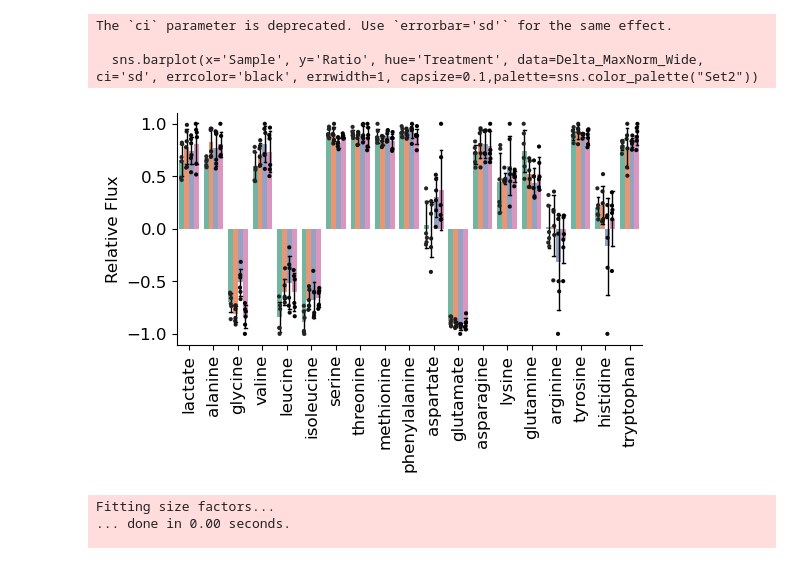
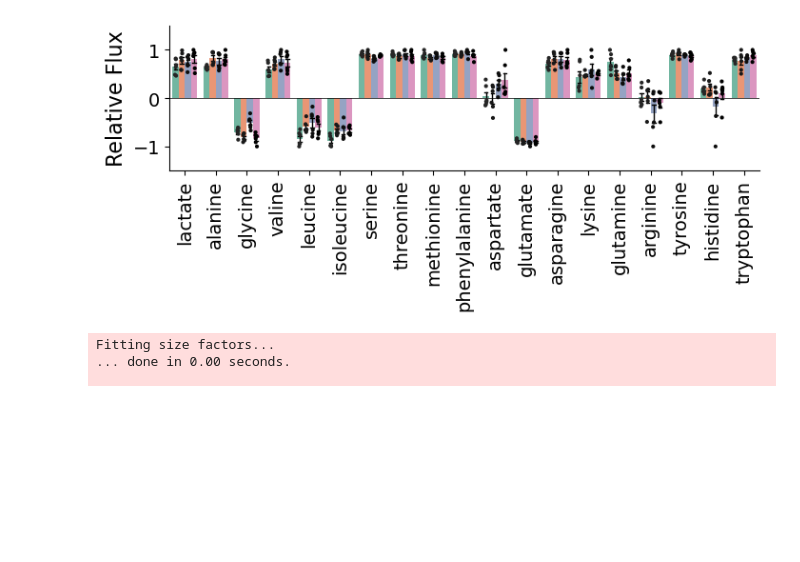
Before and after one commit to VacantiLab/PolyMID, a Jupyter notebook: inEFP/FluxAnalysis.ipynb, the cells around one changed output. Saved outputs shown, nothing was run; the diff lists cells and outputs as text; code cells hidden in the pictures; blank space fills up the shorter version.

```diff
--- a/inEFP/FluxAnalysis.ipynb
+++ b/inEFP/FluxAnalysis.ipynb
@@ -20,7 +20,8 @@ from statsmodels.formula.api import ols
 from statsmodels.stats.multicomp import pairwise_tukeyhsd
 # %%
 # Open the data file
-File_Path = '/Users/nv83/Dropbox/Research/Vacanti_Laboratory/projects/Alzheimers/MouseAstrocytes_oAB_INSRinhibition/inEFP/Astrocytes_inEFP.AIA/RelativeFluxes.xlsx'
+Directory_Path = '/Users/nv83/Dropbox/Research/Vacanti_Laboratory/projects/Alzheimers/MouseAstrocytes_oAB_INSRinhibition/inEFP/Astrocytes_inEFP.AIA/'
+File_Path = Directory_Path + 'RelativeFluxes.xlsx'
 RawData = pd.read_excel(File_Path, sheet_name='MIDs')
 
 # Set the row names
@@ -178,32 +180,39 @@ ANOVA_table.shape
 # %%
 # Assuming melted_df is your melted DataFrame
-plt.figure(figsize=(6, 4))
-sns.barplot(x='Sample', y='Ratio', hue='Treatment', data=Delta_MaxNorm_Wide, ci='sd', errcolor='black', errwidth=1, capsize=0.1,palette=sns.color_palette("Set2"))
-sns.stripplot(x='Sample', y='Ratio', hue='Treatment', data=Delta_MaxNorm_Wide, dodge=True, jitter=True, color='black', size=3)
+plt.figure(figsize=(8, 4))
+sns.barplot(x='Metabolite', y='Ratio', hue='Treatment', data=Delta_MaxNorm_Wide, errorbar='se', errcolor='black', errwidth=1, capsize=0.1,palette=sns.color_palette("Set2"))
+sns.stripplot(x='Metabolite', y='Ratio', hue='Treatment', data=Delta_MaxNorm_Wide, dodge=True, jitter=True, color='black', size=3)
 plt.xticks(rotation=90)
 
-TextSize = 12
+TextSize = 14
 
 plt.gca().set_xlabel('')
-plt.gca().set_ylabel('Relative Flux', fontsize=TextSize)
+plt.gca().set_ylabel('Relative Flux', fontsize=TextSize+2)
 
 plt.tick_params(axis='x', labelsize=TextSize)
 plt.tick_params(axis='y', labelsize=TextSize)
 
 ax = plt.gca()
 ax.spines['top'].set_visible(False)
 ax.spines['right'].set_visible(False)
-ax.get_legend().remove()
+
+Legend = True
+if not Legend:
+    ax.get_legend().remove()
+
+# Draw a horizontal line at y=0
+plt.axhline(0, color='black', linewidth=0.5)
+
+plt.ylim(-1.5, 1.5)
 
 #plt.legend(loc='upper left', frameon=False, bbox_to_anchor=(-0.009, 1), fontsize=14, handletextpad=0)
-plt.gcf().subplots_adjust(bottom=0.3)
+plt.gcf().subplots_adjust(bottom=0.5)
+
+plt.savefig(Directory_Path+'Flux_Barplot.pdf', format='pdf')
 
 plt.show()
 # %% [output]
-The `ci` parameter is deprecated. Use `errorbar='sd'` for the same effect.
-
-  sns.barplot(x='Sample', y='Ratio', hue='Treatment', data=Delta_MaxNorm_Wide, ci='sd', errcolor='black', errwidth=1, capsize=0.1,palette=sns.color_palette("Set2"))
-[figure, old version]
+[figure, new version]
 # %%
 # Fit a linear model to the data
 # Initialize the object
```
Also changed, not shown: parts of 4 cells of this notebook, 1 other file.
